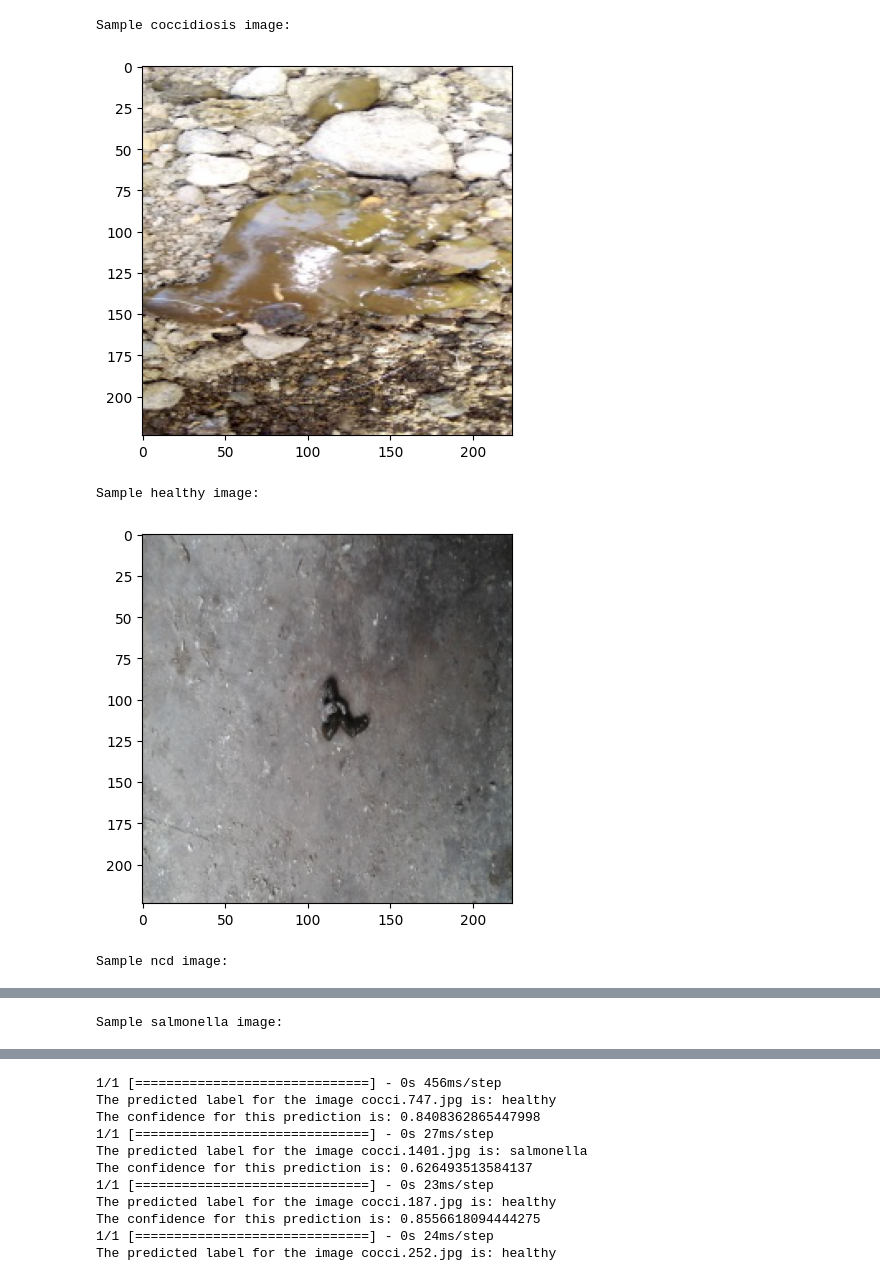
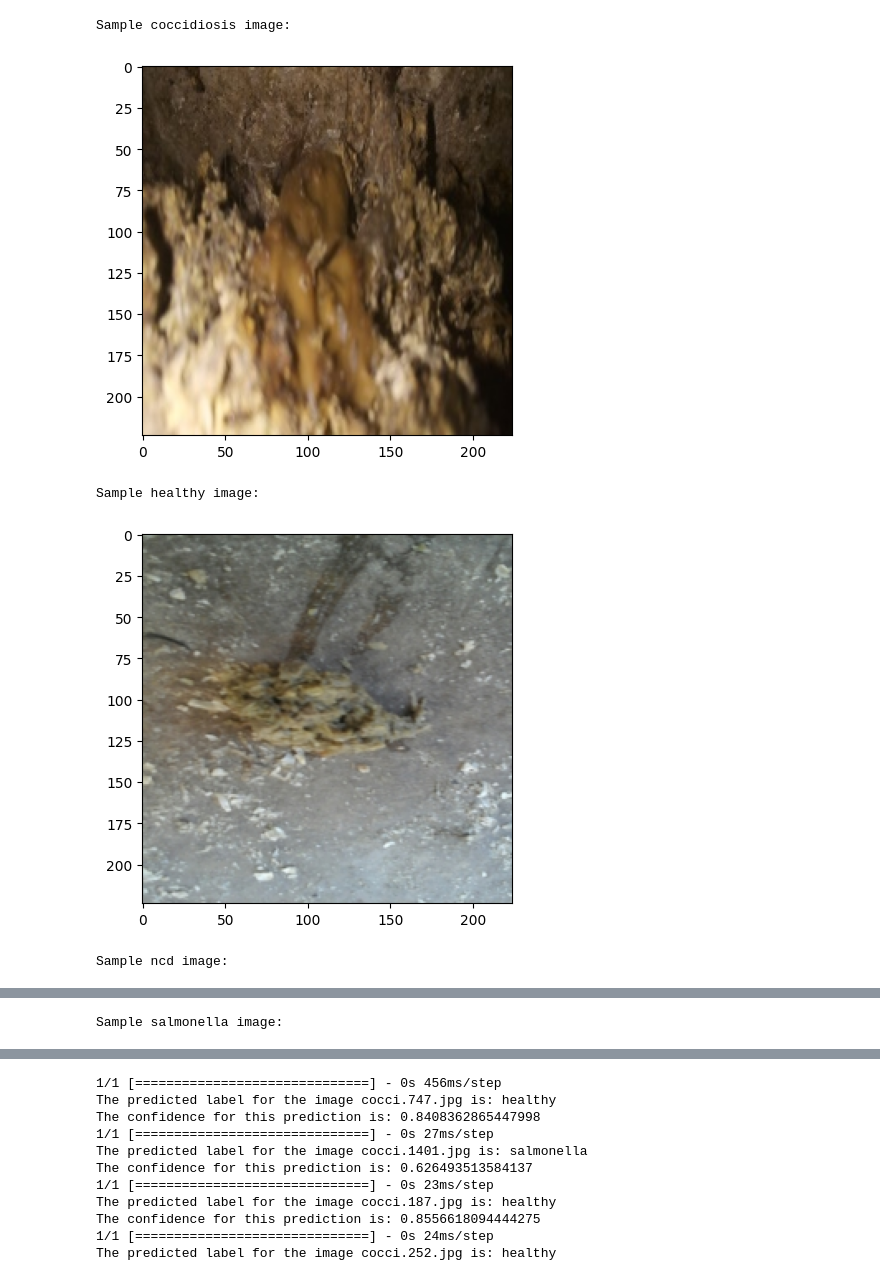
Before and after one commit to Bangkit-C23-PS221/MachineLearning, a Jupyter notebook: AyamHubCNN.ipynb, the cells around one changed output, grey strips where cells are left out. Saved outputs shown, nothing was run; the diff lists cells and outputs as text; code cells hidden in the pictures.

```diff
--- a/AyamHubCNN.ipynb
+++ b/AyamHubCNN.ipynb
@@ -32,22 +27,22 @@ def count_images_in_directory(directory):
     return len(files)
 
 # Path to train data of each class
-train_coccidiosis_path = f'{cwd}/datasets/train/coccidiosis/'
-train_healthy_path = f'{cwd}/datasets/train/healthy/'
-train_ncd_path = f'{cwd}/datasets/train/ncd/'
-train_salmonella_path = f'{cwd}/datasets/train/salmonella/'
+train_coccidiosis_path = f'../NOTEBOOKS/dataset/train/coccidiosis/'
+train_healthy_path = f'../NOTEBOOKS/dataset/train/healthy/'
+train_ncd_path = f'../NOTEBOOKS/dataset/train/ncd/'
+train_salmonella_path = f'../NOTEBOOKS/dataset/train/salmonella/'
 
 # Path to validation data of each class
-val_coccidiosis_path = f'{cwd}/datasets/val/coccidiosis/'
-val_healthy_path = f'{cwd}/datasets/val/healthy/'
-val_ncd_path = f'{cwd}/datasets/val/ncd/'
-val_salmonella_path = f'{cwd}/datasets/val/salmonella/'
+val_coccidiosis_path = f'../NOTEBOOKS/dataset/val/coccidiosis/'
+val_healthy_path = f'../NOTEBOOKS/dataset/val/healthy/'
+val_ncd_path = f'../NOTEBOOKS/dataset/val/ncd/'
+val_salmonella_path = f'../NOTEBOOKS/dataset/val/salmonella/'
 
 # Path to test data of each class
-test_coccidiosis_path = f'{cwd}/datasets/test/coccidiosis/'
-test_healthy_path = f'{cwd}/datasets/test/healthy/'
-test_ncd_path = f'{cwd}/datasets/test/ncd/'
-test_salmonella_path = f'{cwd}/datasets/test/salmonella/'
+test_coccidiosis_path = f'../NOTEBOOKS/dataset/test/coccidiosis/'
+test_healthy_path = f'../NOTEBOOKS/dataset/test/healthy/'
+test_ncd_path = f'../NOTEBOOKS/dataset/test/ncd/'
+test_salmonella_path = f'../NOTEBOOKS/dataset/test/salmonella/'
 
 # Count the number of images in each directory
 train_coccidiosis_count = count_images_in_directory(train_coccidiosis_path)
@@ -104,26 +99,28 @@ Salmonella: 263 images
 # %%
 # grader-required-cell
 
 from tensorflow.keras.preprocessing.image import load_img
+import random
 
+index = random.randint(0, test_ncd_count - 1)   # get a random index
 print("Sample coccidiosis image:")
-plt.imshow(load_img(f"{os.path.join(train_coccidiosis_path, os.listdir(train_coccidiosis_path)[0])}"))
+plt.imshow(load_img(f"{os.path.join(train_coccidiosis_path, os.listdir(train_coccidiosis_path)[index])}"))
 plt.show()
 
 print("\nSample healthy image:")
-plt.imshow(load_img(f"{os.path.join(train_healthy_path, os.listdir(train_healthy_path)[0])}"))
+plt.imshow(load_img(f"{os.path.join(train_healthy_path, os.listdir(train_healthy_path)[index])}"))
 plt.show()
 
 print("\nSample ncd image:")
-plt.imshow(load_img(f"{os.path.join(train_ncd_path, os.listdir(train_ncd_path)[0])}"))
+plt.imshow(load_img(f"{os.path.join(train_ncd_path, os.listdir(train_ncd_path)[index])}"))
 plt.show()
 
 print("\nSample salmonella image:")
-plt.imshow(load_img(f"{os.path.join(train_salmonella_path, os.listdir(train_salmonella_path)[0])}"))
+plt.imshow(load_img(f"{os.path.join(train_salmonella_path, os.listdir(train_salmonella_path)[index])}"))
 plt.show()
 # %% [output]
 Sample coccidiosis image:
-[figure, old version]
+[figure, new version]
 Sample healthy image:
-[figure, old version]
+[figure, new version]
 Sample ncd image:
```
Also changed, not shown: parts of 15 cells of this notebook.
